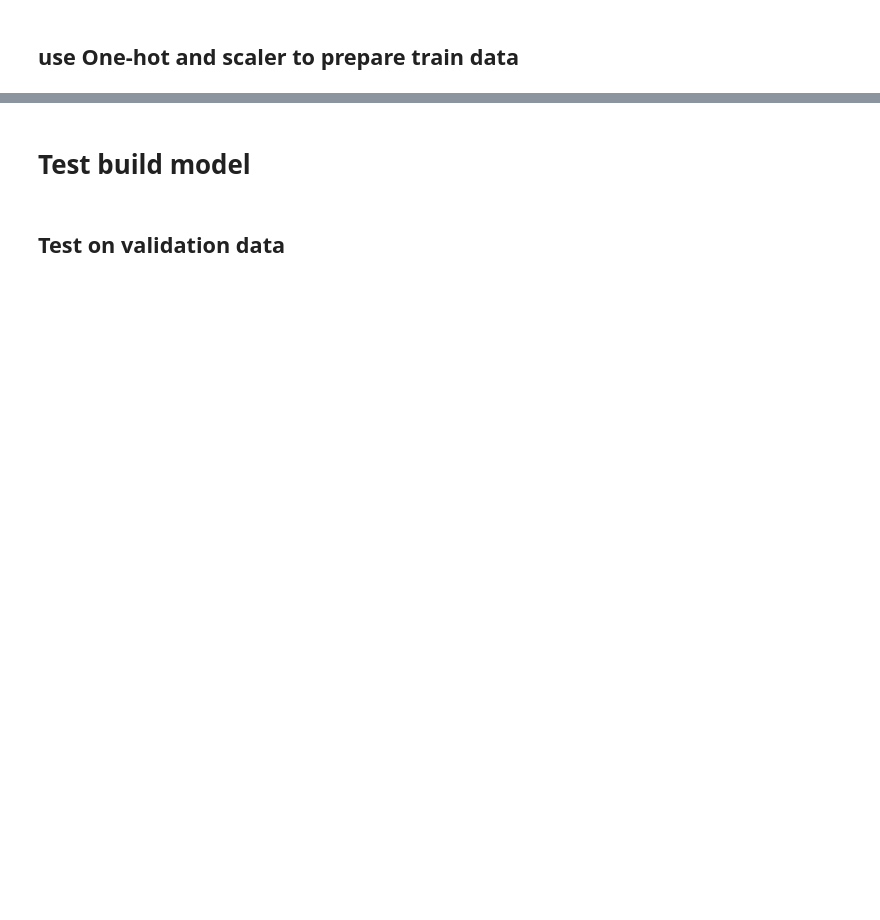
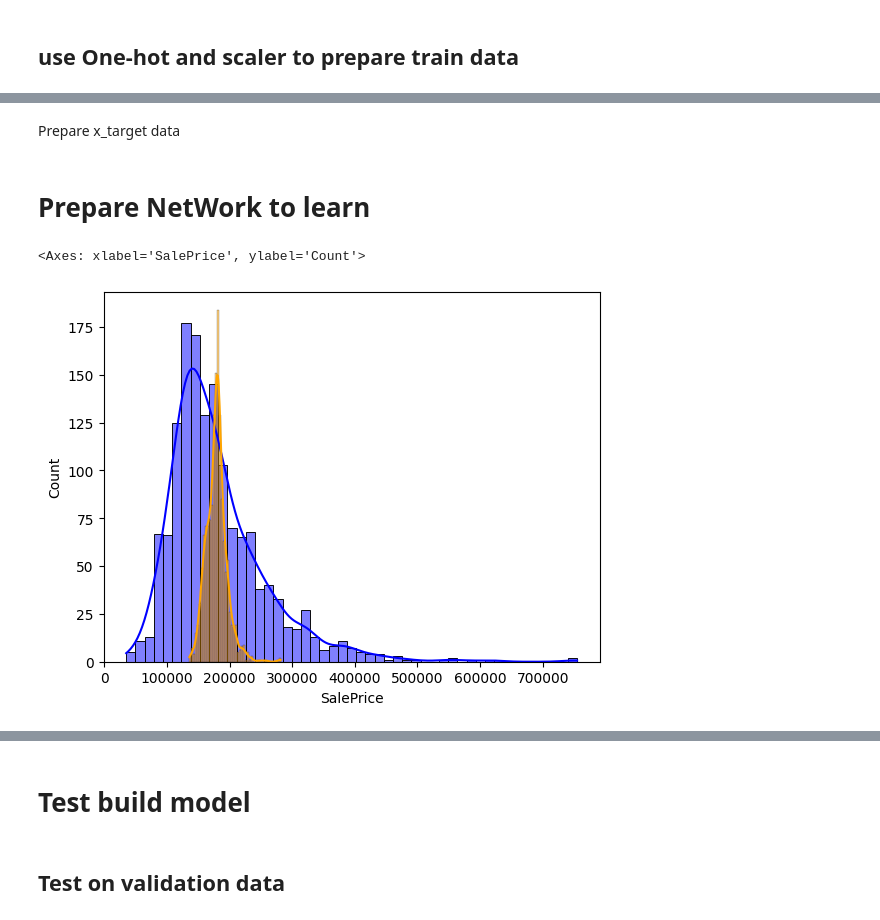
Before and after one commit to svehla-lukas/Kaggle_workShop, a Jupyter notebook: house_prices/dev_col_from_dataDesc.ipynb, the cells around one changed output, grey strips where cells are left out. Drawn from its saved outputs; the diff is of its cells as text; code cells hidden in the pictures; blank space fills up the shorter version.

Commit message:
add results for kaggle house prices

```diff
--- a/house_prices/dev_col_from_dataDesc.ipynb
+++ b/house_prices/dev_col_from_dataDesc.ipynb
@@ -51,12 +48,12 @@ Load train data
 # %%
 path_train_data = "data_set/train.csv"
 
-df = utils.load_csv_data(path_train_data)
+df_train = utils.load_csv_data(path_train_data)
 
 # Print the loaded data
-if isinstance(df, pd.DataFrame):
-    print(f"dimension train data: {df.shape}")
-    print(f"dimension train data: {type(df)}")
+if isinstance(df_train, pd.DataFrame):
+    print(f"dimension train data: {df_train.shape}")
+    print(f"dimension train data: {type(df_train)}")
 else:
     print("train_data is not a DataFrame")
 
@@ -192,0 +193,2 @@ print(x_train.shape[1])
+# %% [markdown]
+Prepare x_target data
@@ -192,0 +249,2 @@ print(x_train.shape[1])
+# %% [markdown]
+# Prepare NetWork to learn
@@ -192,0 +308,8 @@ print(x_train.shape[1])
+# %%
+import seaborn as sns
+
+sns.histplot(df_train["SalePrice"], color="blue", label="Train", kde=True)
+sns.histplot(y_target_df["SalePrice"], color="orange", label="Target", kde=True)
+# %% [output]
+<Axes: xlabel='SalePrice', ylabel='Count'>
+[figure, added]
```
Also changed, not shown: parts of 33 cells of this notebook, 6 other files.
